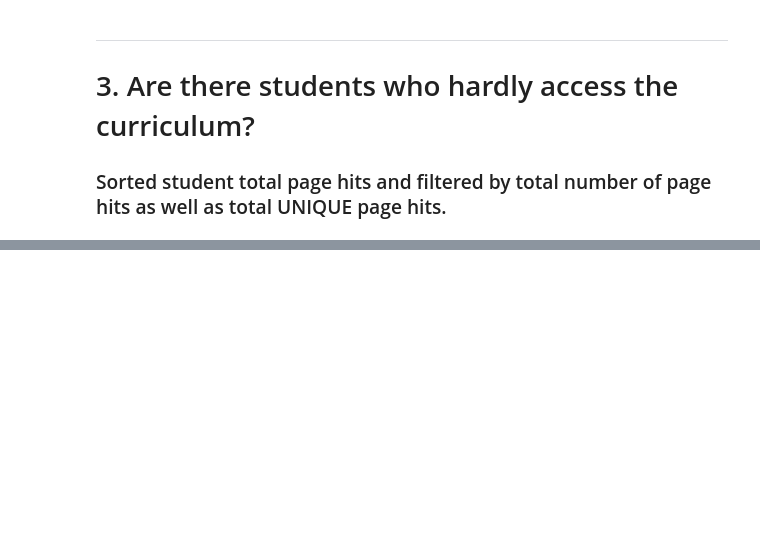
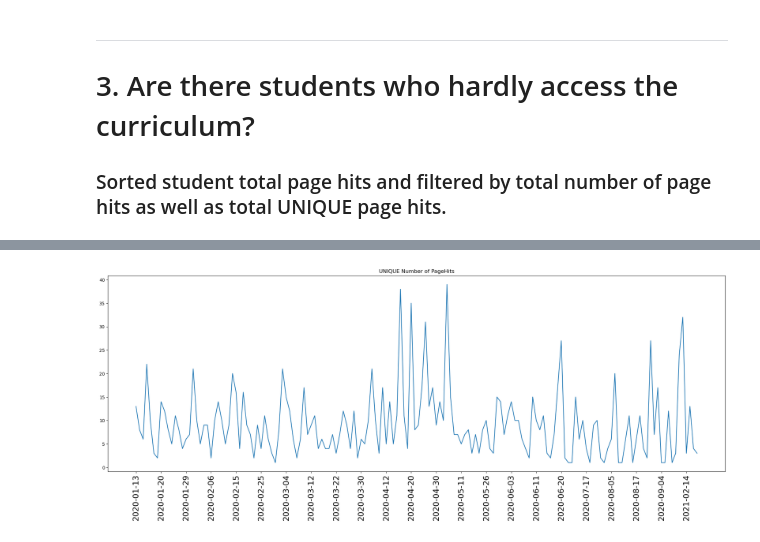
Before and after one commit to RichardAlcabes22/anomaly-detection-exercises, a Jupyter notebook: AD_project_final.ipynb, the cells around one changed output, grey strips where cells are left out. Saved outputs shown, nothing was run; the diff lists cells and outputs as text; code cells hidden in the pictures; blank space fills up the shorter version.

```diff
--- a/AD_project_final.ipynb
+++ b/AD_project_final.ipynb
@@ -141,0 +310,12 @@ page_views.sort_values('nunique',ascending=False)
+# %%
+# Line graph to show UNIQUE daily pagehits
+date_unq_df2 = df_time[df_time['user'] == 570].groupby('date')[['page']].nunique()
+
+plt.figure(figsize=(25,8))
+plt.plot(date_unq_df2)
+l = date_df2.index[::7]
+plt.xticks(rotation=90,labels=l,ticks=l,size=18)
+plt.title('UNIQUE Number of PageHits')
+plt.show()
+# %% [output]
+[figure, added]
```
Also changed, not shown: parts of 34 cells of this notebook, 1 other file.
